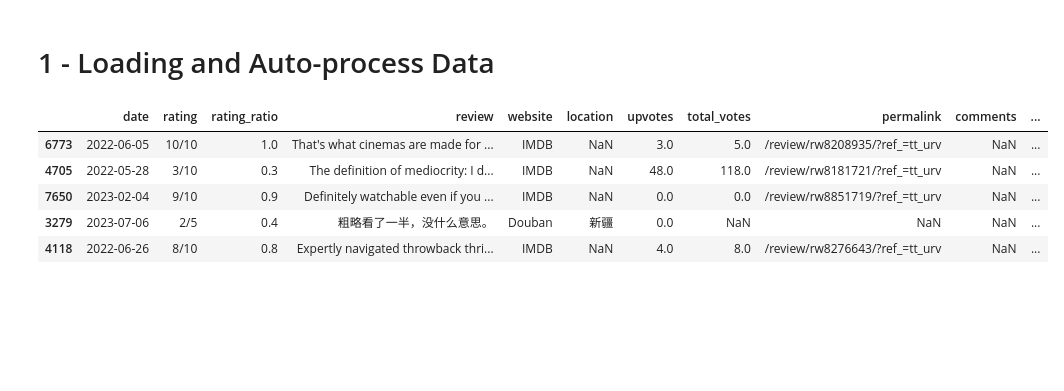
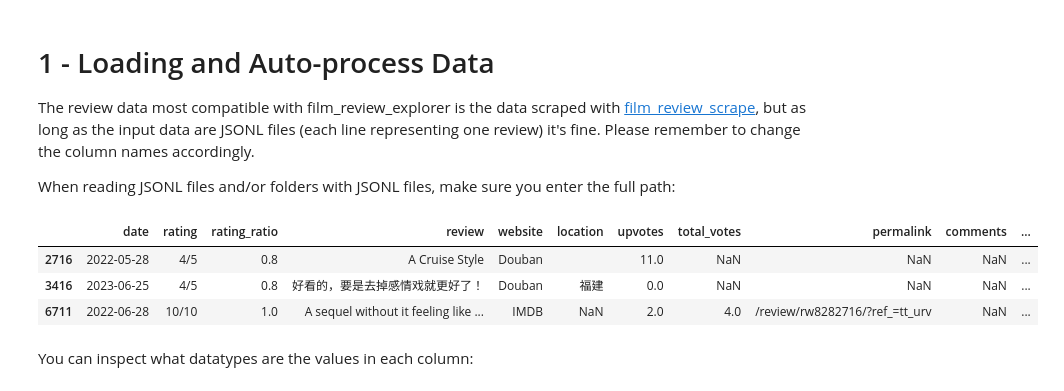
Before and after one commit to pip-chang/film_review_explorer, a Jupyter notebook: demonstration.ipynb, the cells around one changed output. Cells and saved outputs as stored; diff of their text form; code cells hidden in the pictures; blank space fills up the shorter version.

```diff
--- a/demonstration.ipynb
+++ b/demonstration.ipynb
@@ -1,16 +1,20 @@
-# %% [markdown]
-# 1 - Loading and Auto-process Data
+# %% [markdown]
+# 1 - Loading and Auto-process Data
+
+The review data most compatible with film_review_explorer is the data scraped with [film_review_scrape](https://github.com/pip-chang/film_review_scraper), but as long as the input data are JSONL files (each line representing one review) it's fine. Please remember to change the column names accordingly.
+
+When reading JSONL files and/or folders with JSONL files, make sure you enter the full path:
 # %%
 from src.film_review_explorer import read_jsonl_to_dataframe
-df = read_jsonl_to_dataframe("/Users/pipchang/Documents/VSC/Projects/DH-S/download/Top_Gun_Maverick")
-df.sample(5)
+df = read_jsonl_to_dataframe("/Users/pipchang/Documents/VSC/Projects/DH-S/download/Top_Gun_Maverick")  # replace with your own
+df.sample(3)
 # %% [output]
 |  | date | rating | rating_ratio | review | website | location | upvotes | total_votes | permalink | comments | ... |
-| 6773 | 2022-06-05 | 10/10 | 1.0 | That's what cinemas are made for ... | IMDB | NaN | 3.0 | 5.0 | /review/rw8208935/?ref_=tt_urv | NaN | ... |
-| 4705 | 2022-05-28 | 3/10 | 0.3 | The definition of mediocrity: I d... | IMDB | NaN | 48.0 | 118.0 | /review/rw8181721/?ref_=tt_urv | NaN | ... |
-| 7650 | 2023-02-04 | 9/10 | 0.9 | Definitely watchable even if you ... | IMDB | NaN | 0.0 | 0.0 | /review/rw8851719/?ref_=tt_urv | NaN | ... |
-| 3279 | 2023-07-06 | 2/5 | 0.4 | 粗略看了一半，没什么意思。 | Douban | 新疆 | 0.0 | NaN | NaN | NaN | ... |
-| 4118 | 2022-06-26 | 8/10 | 0.8 | Expertly navigated throwback thri... | IMDB | NaN | 4.0 | 8.0 | /review/rw8276643/?ref_=tt_urv | NaN | ... |
+| 2716 | 2022-05-28 | 4/5 | 0.8 | A Cruise Style | Douban |  | 11.0 | NaN | NaN | NaN | ... |
+| 3416 | 2023-06-25 | 4/5 | 0.8 | 好看的，要是去掉感情戏就更好了！ | Douban | 福建 | 0.0 | NaN | NaN | NaN | ... |
+| 6711 | 2022-06-28 | 10/10 | 1.0 | A sequel without it feeling like ... | IMDB | NaN | 2.0 | 4.0 | /review/rw8282716/?ref_=tt_urv | NaN | ... |
+# %% [markdown]
+You can inspect what datatypes are the values in each column:
 # %%
 from src.film_review_explorer import get_column_types
 get_column_types(df)
```
Also changed, not shown: parts of 53 cells of this notebook.
